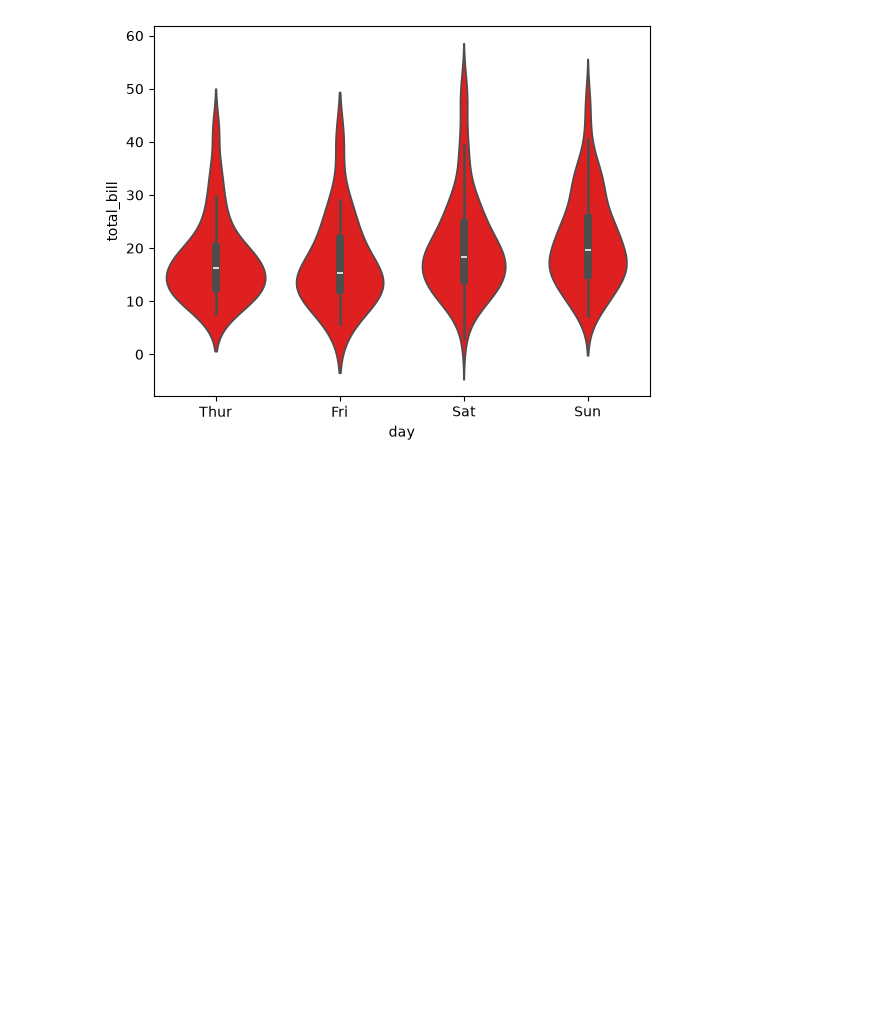
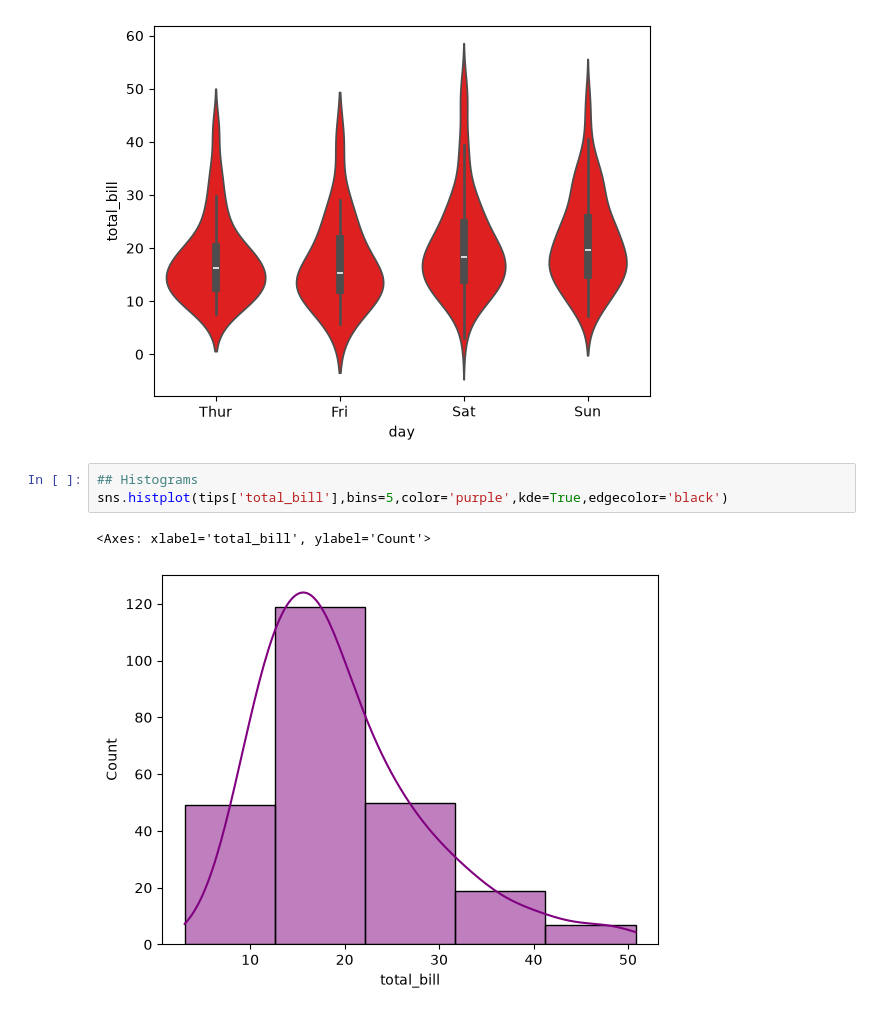
Before and after one commit to vanshvats07/python-practice, a Jupyter notebook: Data analysis/seaborn.ipynb, the cells around one changed output. Saved outputs shown, nothing was run; the diff lists cells and outputs as text; blank space fills up the shorter version.

Commit message:
histplot

```diff
--- a/Data analysis/seaborn.ipynb
+++ b/Data analysis/seaborn.ipynb
@@ -75,3 +75,9 @@ sns.violinplot(x='day',y='total_bill',data=tips,color='red')
 # %% [output]
 <Axes: xlabel='day', ylabel='total_bill'>
 [figure]
+# %%
+## Histograms
+sns.histplot(tips['total_bill'],bins=5,color='purple',kde=True,edgecolor='black')
+# %% [output]
+<Axes: xlabel='total_bill', ylabel='Count'>
+[figure, added]
```
